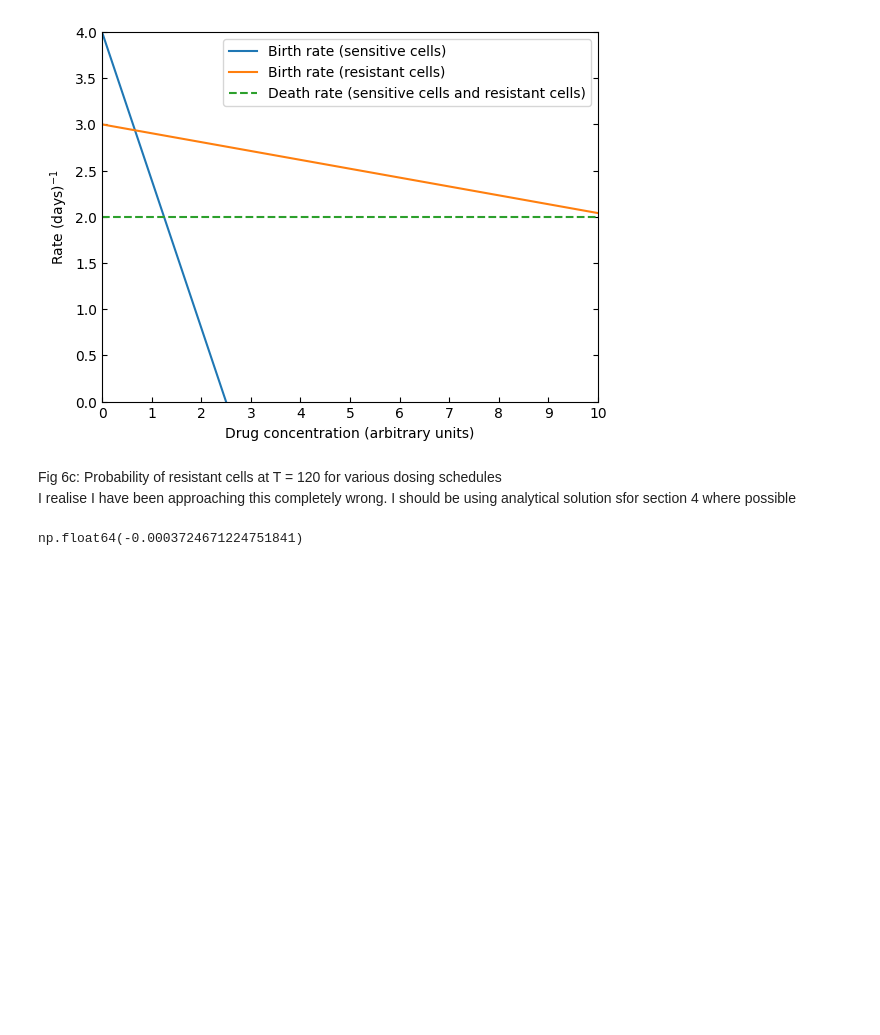
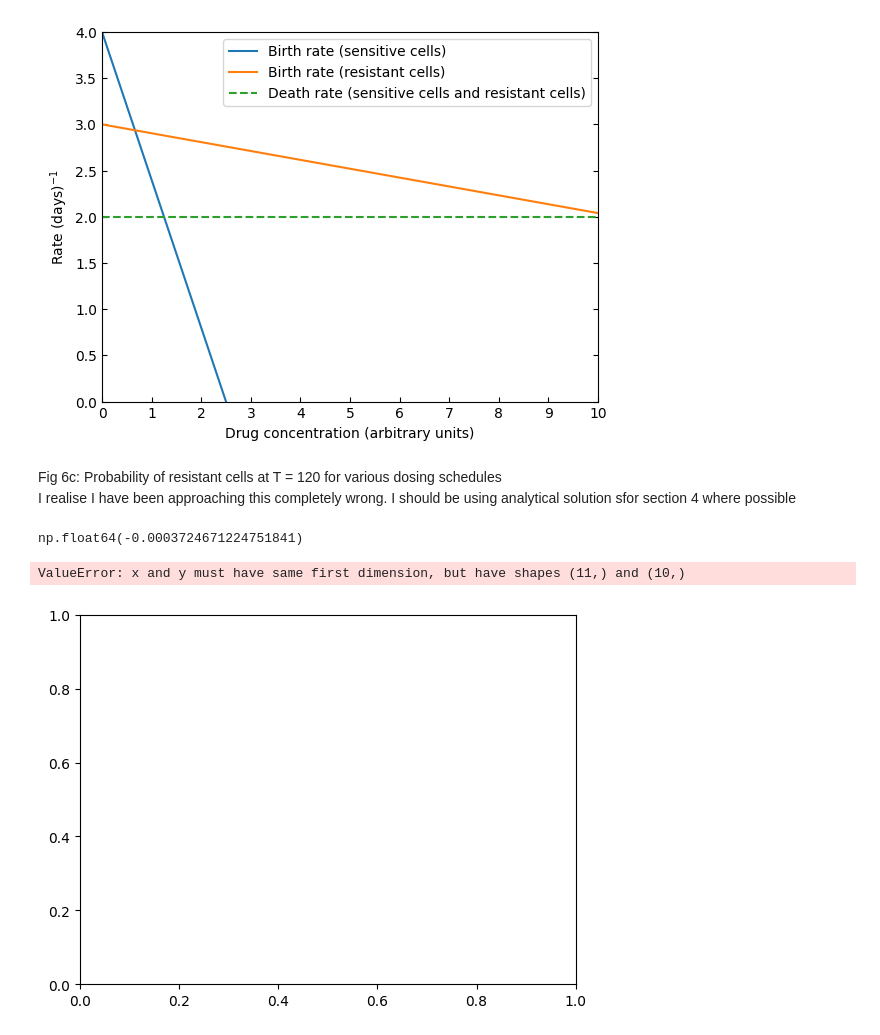
Before and after one commit to colmmcc2000/RSCAM_Group_11, a Jupyter notebook: code_RSCAM.ipynb, the cells around one changed output. Saved outputs shown, nothing was run; the diff lists cells and outputs as text; code cells hidden in the pictures; blank space fills up the shorter version.

```diff
--- a/code_RSCAM.ipynb
+++ b/code_RSCAM.ipynb
@@ -1331,3 +1334,11 @@ z = calculate_Pr_at_T(T, M, u, lx_t, mux_t, ly_t, muy_t, time_grid)
 z
 # %% [output]
 np.float64(-0.0003724671224751841)
+# %%
+time = np.linspace(1, 11, 11)
+y = [0.62, 0.04, 0.05, 0.06, 0.07,0.08, 0.15, 0.65, 1.2, 1.75]
+plt.plot(time, y)
+plt.show
+# %% [output]
+ValueError: x and y must have same first dimension, but have shapes (11,) and (10,)
+[figure, added]
```
Also changed, not shown: parts of 1 cell of this notebook.
